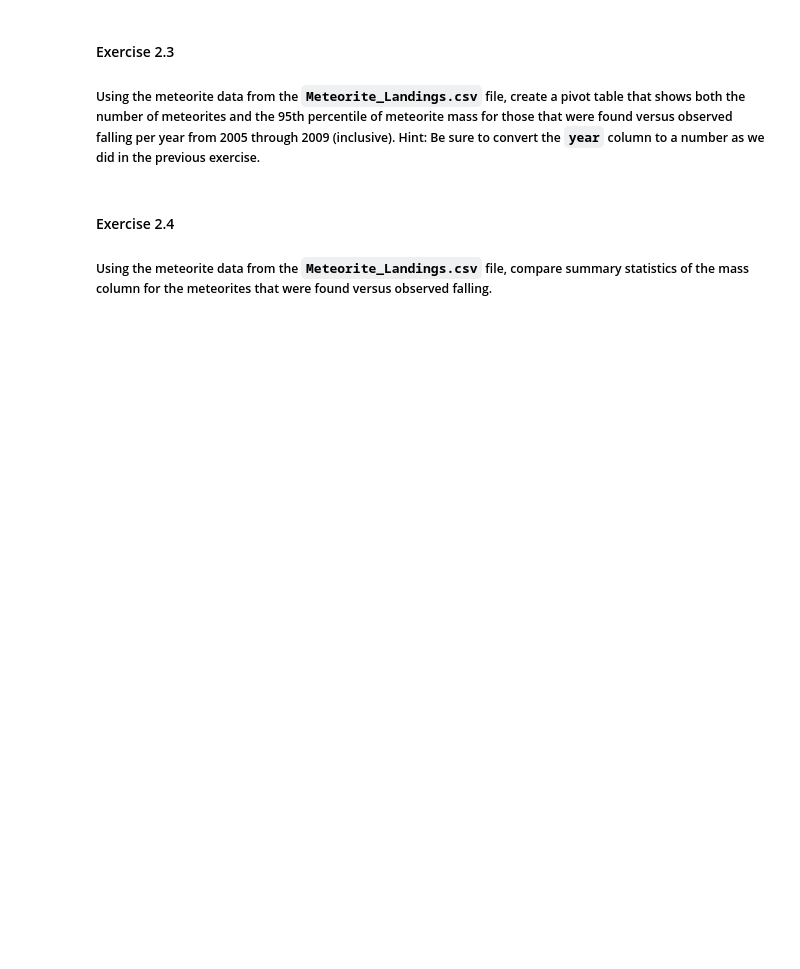
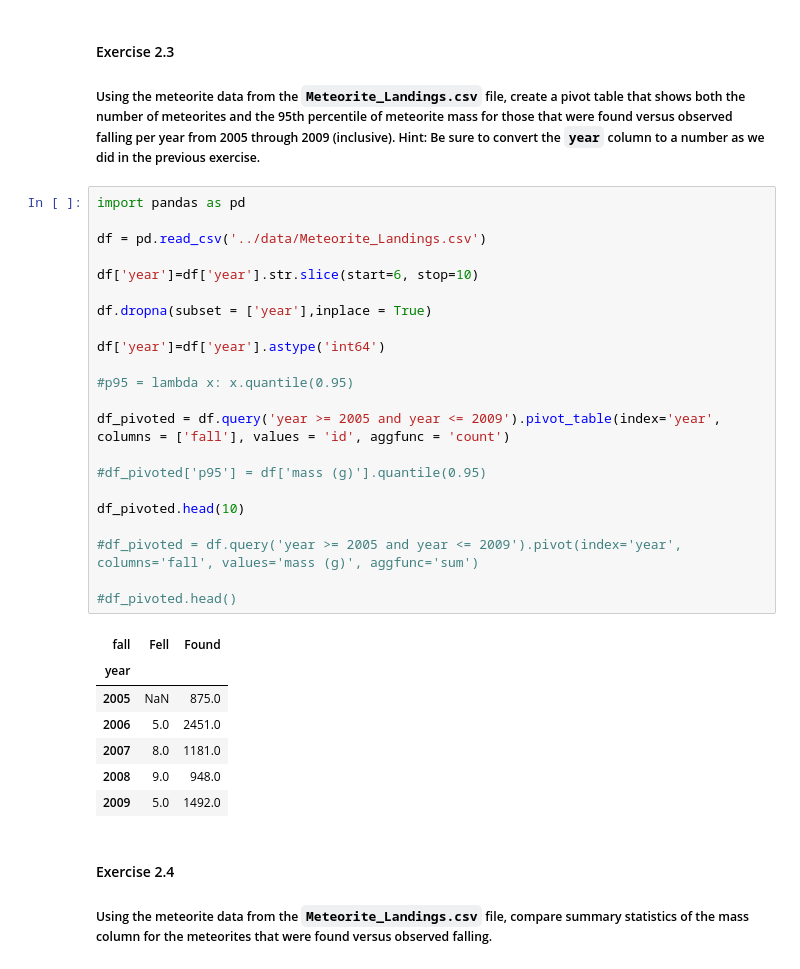
Before and after one commit to LeweBerg/pandas-workshop, a Jupyter notebook: notebooks/workbook.ipynb, the cells around one changed output. Saved outputs shown, nothing was run; the diff lists cells and outputs as text; blank space fills up the shorter version.

```diff
--- a/notebooks/workbook.ipynb
+++ b/notebooks/workbook.ipynb
@@ -91,6 +128,36 @@ df.head()
 # %% [markdown]
 #### Exercise 2.3
 ##### Using the meteorite data from the `Meteorite_Landings.csv` file, create a pivot table that shows both the number of meteorites and the 95th percentile of meteorite mass for those that were found versus observed falling per year from 2005 through 2009 (inclusive). Hint: Be sure to convert the `year` column to a number as we did in the previous exercise.
+# %%
+import pandas as pd
+
+df = pd.read_csv('../data/Meteorite_Landings.csv')
+
+df['year']=df['year'].str.slice(start=6, stop=10)
+
+df.dropna(subset = ['year'],inplace = True)
+
+df['year']=df['year'].astype('int64')
+
+#p95 = lambda x: x.quantile(0.95)
+
+df_pivoted = df.query('year >= 2005 and year <= 2009').pivot_table(index='year', columns = ['fall'], values = 'id', aggfunc = 'count')
+
+#df_pivoted['p95'] = df['mass (g)'].quantile(0.95)
+
+df_pivoted.head(10)
+
+#df_pivoted = df.query('year >= 2005 and year <= 2009').pivot(index='year', columns='fall', values='mass (g)', aggfunc='sum')
+
+#df_pivoted.head()
+# %% [output]
+| fall | Fell | Found |
+| year |  |  |
+| 2005 | NaN | 875.0 |
+| 2006 | 5.0 | 2451.0 |
+| 2007 | 8.0 | 1181.0 |
+| 2008 | 9.0 | 948.0 |
+| 2009 | 5.0 | 1492.0 |
 # %% [markdown]
 #### Exercise 2.4
 ##### Using the meteorite data from the `Meteorite_Landings.csv` file, compare summary statistics of the mass column for the meteorites that were found versus observed falling.
```
Also changed, not shown: parts of 10 cells of this notebook, 2 other files.
